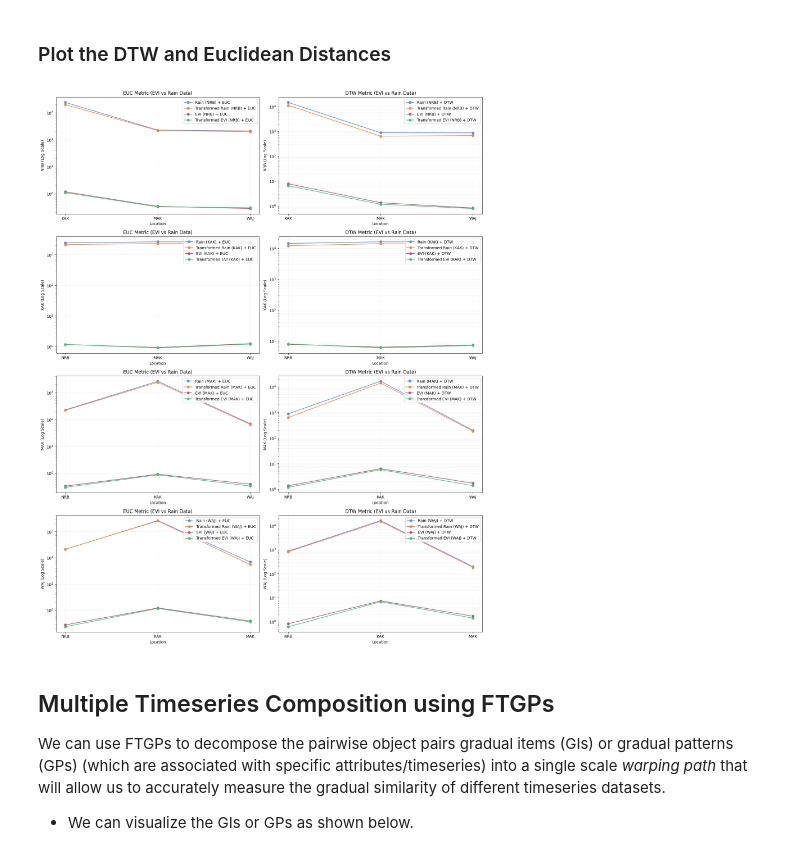
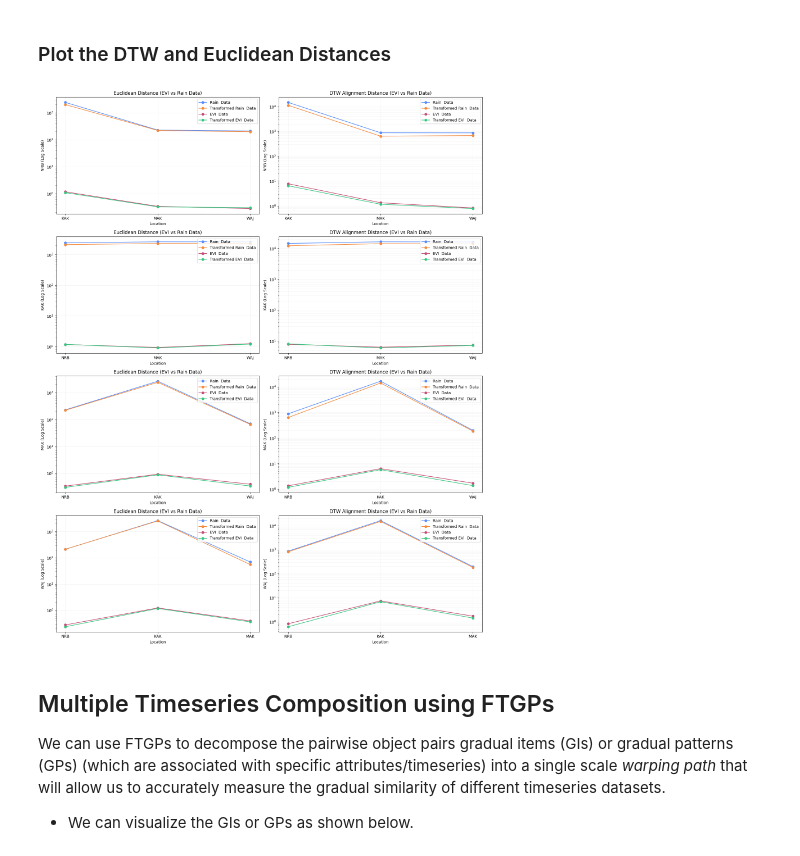
Before and after one commit to owuordickson/t-graank, a Jupyter notebook: analysis/ftgp_composition.ipynb, the cells around one changed output. Cells and saved outputs as stored; diff of their text form; code cells hidden in the pictures.

```diff
--- a/analysis/ftgp_composition.ipynb
+++ b/analysis/ftgp_composition.ipynb
@@ -205,39 +205,41 @@ for i, t_grad in enumerate(rain_tgrads):
         plt_data.append(row)
 
     plt_df = pd.DataFrame(plt_data, columns=columns)
 
     # Create the combined legend label
-    plt_df['Legend'] = plt_df['Data'] + " + " + plt_df['Metric']
+    plt_df['Legend'] = plt_df['Data'] #+ " + " + plt_df['Metric']
 
     # 2. Filter data for specific plots
     df_evi = plt_df[plt_df['Data'].str.contains('EVI')]
     df_euc = plt_df[plt_df['Metric'] == 'EUC']
     df_dtw = plt_df[plt_df['Metric'] == 'DTW']
 
     # Plot 1: All EVI Data
     for _, row in df_euc.iterrows():
-        ax[i,0].plot(locations, row[locations], marker='o', label=row['Legend'])
-    ax[i,0].set_title('EUC Metric (EVI vs Rain Data)')
+        lbl_txt = str(row['Legend']).split('(')[0] + ' Data'
+        ax[i,0].plot(locations, row[locations], marker='o', label=lbl_txt)
+    ax[i,0].set_title('Euclidean Distance (EVI vs Rain Data)')
     ax[i,0].set_ylabel(f'{target_col} (Log Scale)')
     ax[i,0].set_yscale('log') # Use log scale because Rain is much higher than EVI
     ax[i,0].legend(loc='upper right')
     ax[i,0].grid(True, alpha=0.3)
     ax[i,0].set_xlabel('Location')
 
     # Plot 2: All DTW Metric Data
     for _, row in df_dtw.iterrows():
-        ax[i,1].plot(locations, row[locations], marker='o', label=row['Legend'])
-    ax[i,1].set_title('DTW Metric (EVI vs Rain Data)')
+        lbl_txt = str(row['Legend']).split('(')[0] + ' Data'
+        ax[i,1].plot(locations, row[locations], marker='o', label=lbl_txt)
+    ax[i,1].set_title('DTW Alignment Distance (EVI vs Rain Data)')
     ax[i,1].set_ylabel(f'{target_col} (Log Scale)')
     ax[i,1].set_yscale('log') # Use log scale because Rain is much higher than EVI
     ax[i,1].legend(loc='upper right')
     ax[i,1].grid(True, which="both", ls="-", alpha=0.2)
     ax[i,1].set_xlabel('Location')
 
 plt.tight_layout()
 plt.show()
 # %% [output]
-[figure, old version]
+[figure, new version]
 # %% [markdown]
 ## Multiple Timeseries Composition using FTGPs
 
```
